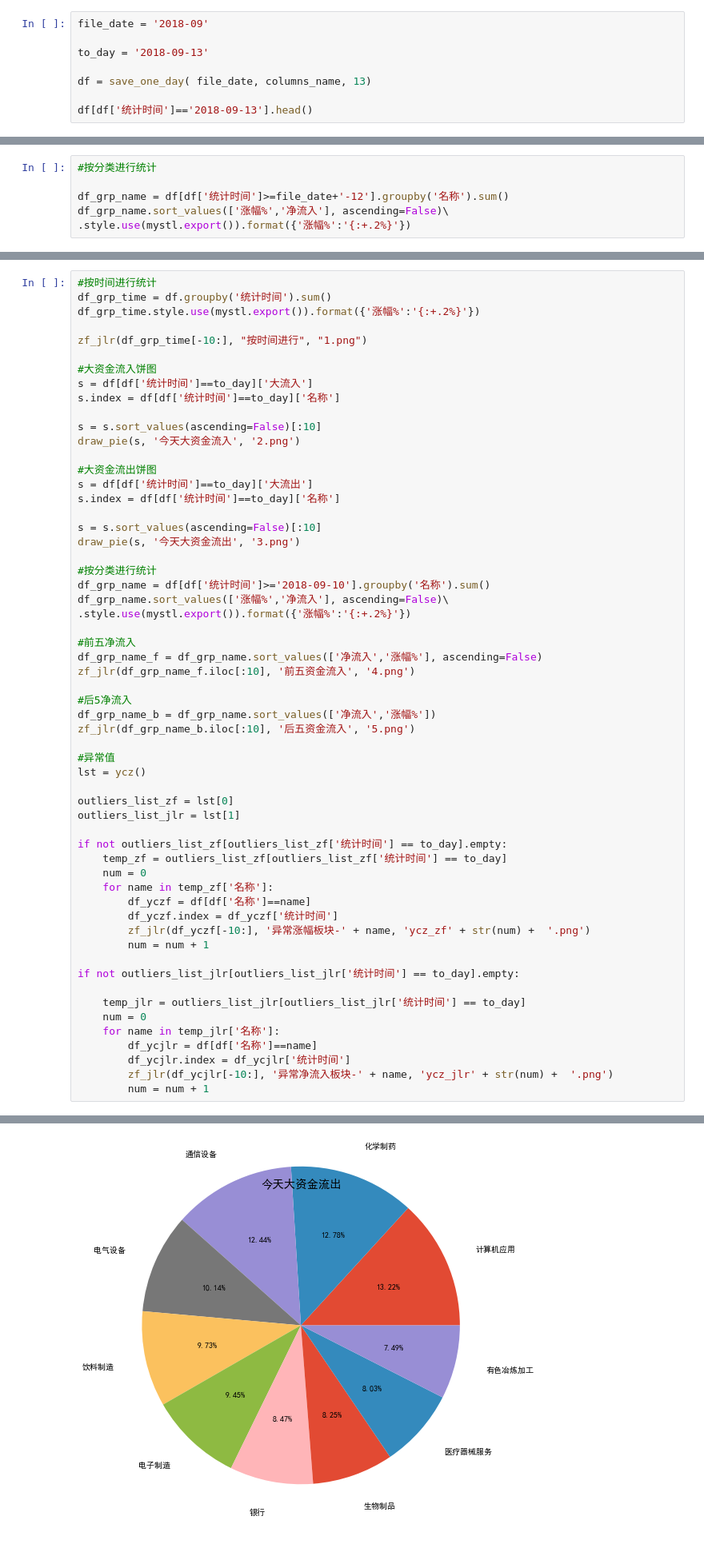
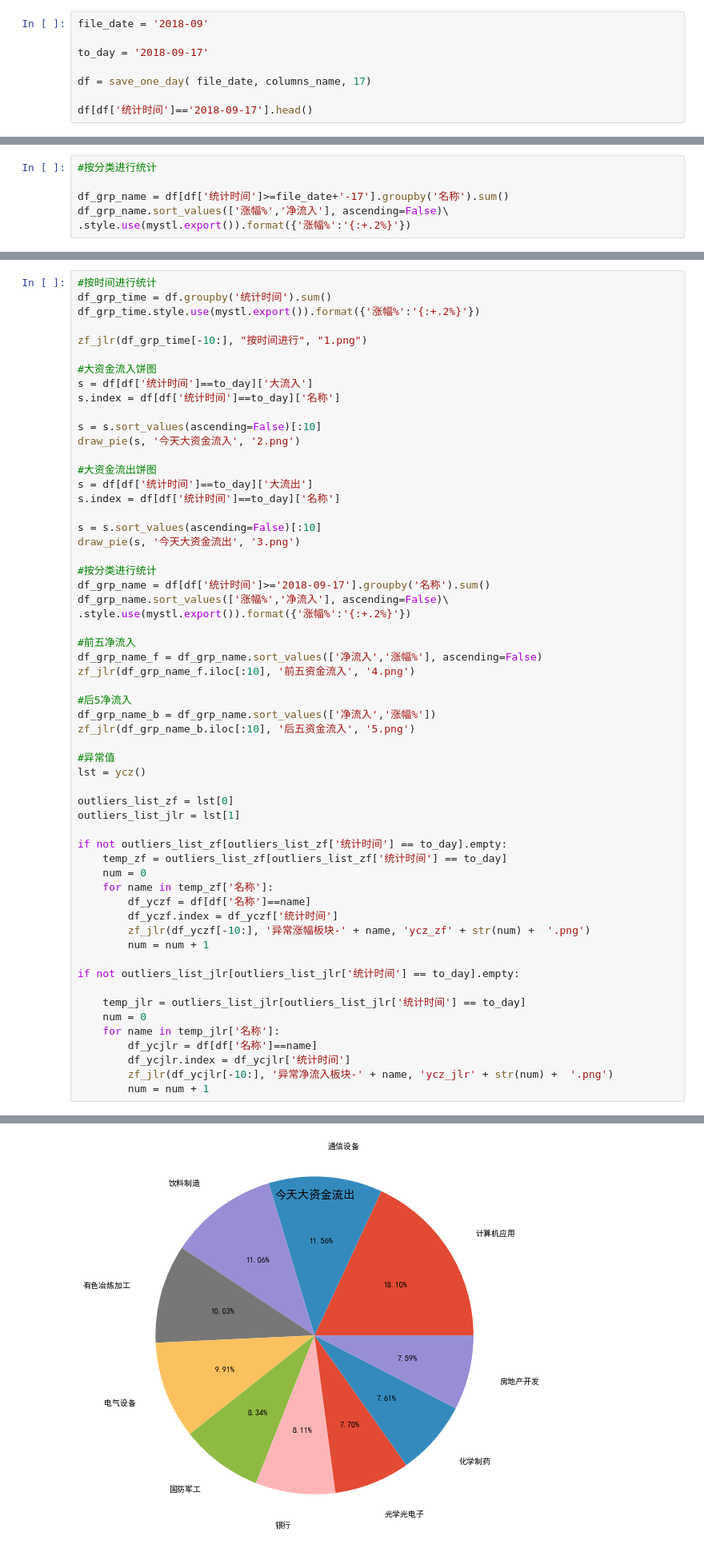
Before and after one commit to sunmd/DataAnlysisDemo, a Jupyter notebook: StockAnlysis.ipynb, the cells around one changed output, grey strips where cells are left out. Shown at 80% size. Cells and saved outputs as stored; diff of their text form.

```diff
--- a/StockAnlysis.ipynb
+++ b/StockAnlysis.ipynb
@@ -212,10 +212,10 @@ def ycz():
 # %%
 file_date = '2018-09'
 
-to_day = '2018-09-13'
+to_day = '2018-09-17'
 
-df = save_one_day( file_date, columns_name, 13)
+df = save_one_day( file_date, columns_name, 17)
 
-df[df['统计时间']=='2018-09-13'].head()
+df[df['统计时间']=='2018-09-17'].head()
 # %% [output]
 |  | 代码 | 名称 | 涨幅% | 净流入 | 大流入 | 大流出 | 中流入 | 中流出 | 统计时间 |
@@ -248,7 +248,7 @@ df[df['统计时间']==to_day].sort_values('净流入',ascending=False)\
 # %%
 #按分类进行统计
 
-df_grp_name = df[df['统计时间']>=file_date+'-12'].groupby('名称').sum()
+df_grp_name = df[df['统计时间']>=file_date+'-17'].groupby('名称').sum()
 df_grp_name.sort_values(['涨幅%','净流入'], ascending=False)\
 .style.use(mystl.export()).format({'涨幅%':'{:+.2%}'})
 # %% [output]
@@ -292,7 +292,7 @@ s = s.sort_values(ascending=False)[:10]
 draw_pie(s, '今天大资金流出', '3.png')
 
 #按分类进行统计
-df_grp_name = df[df['统计时间']>='2018-09-10'].groupby('名称').sum()
+df_grp_name = df[df['统计时间']>='2018-09-17'].groupby('名称').sum()
 df_grp_name.sort_values(['涨幅%','净流入'], ascending=False)\
 .style.use(mystl.export()).format({'涨幅%':'{:+.2%}'})
 
@@ -346 +346 @@ if not outliers_list_jlr[outliers_list_jlr['统计时间'] == to_day].empty:
-[figure, old version]
+[figure, new version]
```
Also changed, not shown: parts of 3 cells of this notebook, 1 other file.
